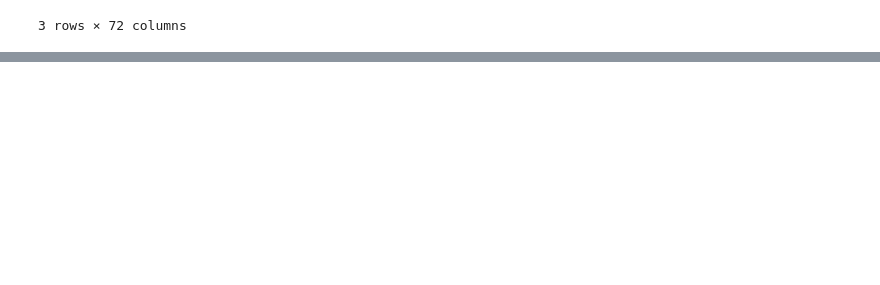
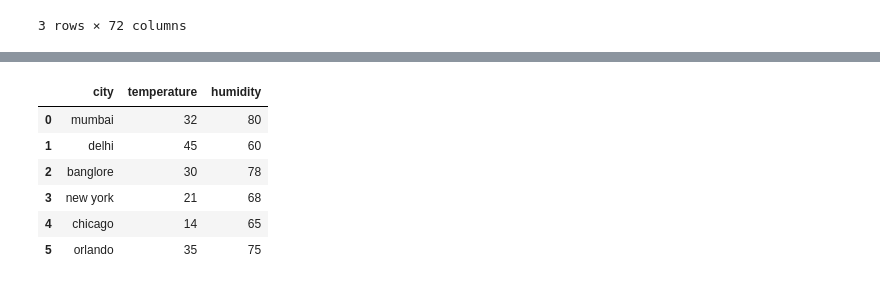
Before and after one commit to Karan-Naik-08/Python-Libraries, a Jupyter notebook: Pandas/pandas.ipynb, the cells around one changed output, grey strips where cells are left out. Saved outputs shown, nothing was run; the diff lists cells and outputs as text; code cells hidden in the pictures; blank space fills up the shorter version.

```diff
--- a/Pandas/pandas.ipynb
+++ b/Pandas/pandas.ipynb
@@ -512,0 +551,8 @@ g.describe()
+# %%
+
+india_weather = pd.DataFrame({
+    "city": ["mumbai","delhi","banglore"],
+    "temperature": [32,45,30],
+    "humidity": [80, 60, 78]
+})
+india_weather
@@ -512,0 +564,7 @@ g.describe()
+# %%
+us_weather = pd.DataFrame({
+    "city": ["new york","chicago","orlando"],
+    "temperature": [21,14,35],
+    "humidity": [68, 65, 75]
+})
+us_weather
@@ -512,0 +587,11 @@ g.describe()
+# %%
+df = pd.concat([india_weather, us_weather], ignore_index=True)
+df
+# %% [output]
+|  | city | temperature | humidity |
+| 0 | mumbai | 32 | 80 |
+| 1 | delhi | 45 | 60 |
+| 2 | banglore | 30 | 78 |
+| 3 | new york | 21 | 68 |
+| 4 | chicago | 14 | 65 |
+| 5 | orlando | 35 | 75 |
```
Also changed, not shown: parts of 23 cells of this notebook.
